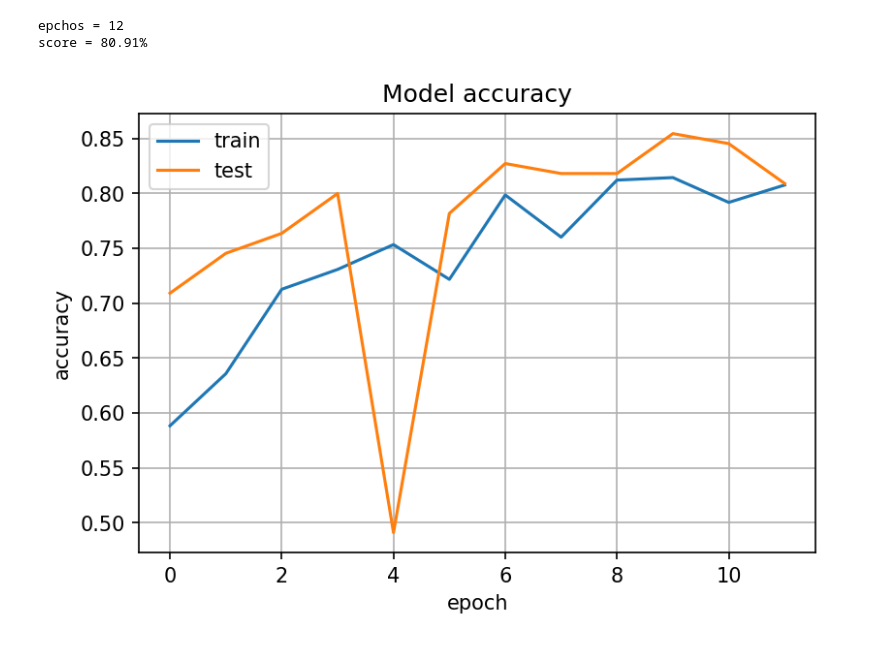
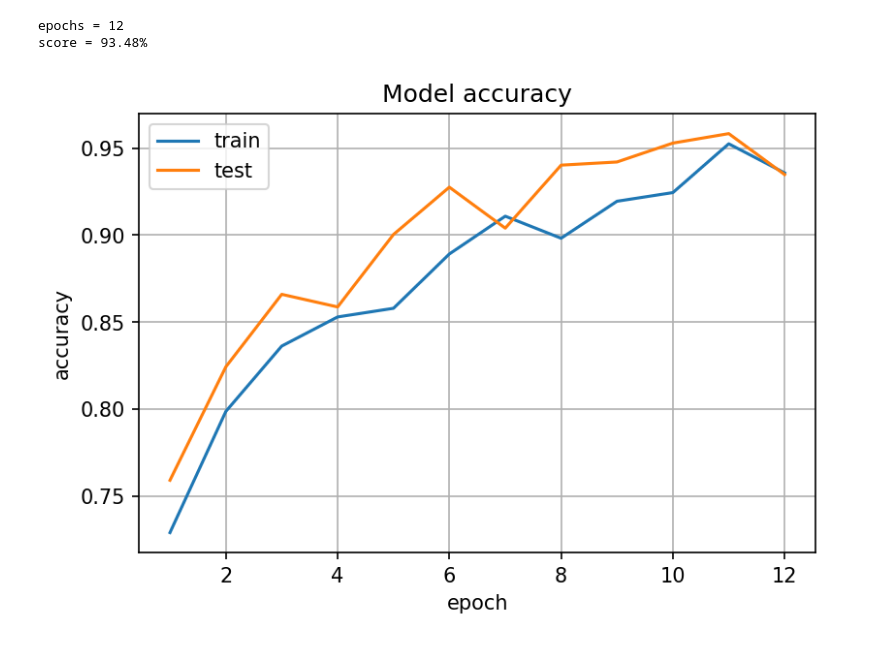
Before and after one commit to mateuszGorczany/CovidAnalysis, a Jupyter notebook: covid.ipynb, the cells around one changed output. Saved outputs shown, nothing was run; the diff lists cells and outputs as text; code cells hidden in the pictures.

```diff
--- a/covid.ipynb
+++ b/covid.ipynb
@@ -173,5 +194,14 @@ x = Flatten()(x)
 x = Dense(256, activation="relu")(x)
 x = Dropout(0.1)(x)
 x = Dense(1, activation="sigmoid")(x)
+# %%
+model = get_own_model()
 # %%
-model = Model(inputs, x)
+# model = Model(inputs, x)
+# %%
+model.compile( loss='binary_crossentropy',
+               optimizer=Adam(learning_rate=0.0001),
+               metrics=['accuracy']
+             )
+history = model.fit(train_ds, validation_data=val_ds,
+           batch_size=batch_size, epochs=EPOCHS, verbose=1)
@@ -219,3 +245,0 @@ model.compile( loss='binary_crossentropy',
-# %%
-history = model.fit(train_ds, validation_data=val_ds,
-           batch_size=batch_size, epochs=12, verbose=1)
@@ -260,22 +266,24 @@ df
 # %%
 score = model.evaluate(val_ds, verbose=0)
 
-print("\nepchos = 12")
+print(f"\nepochs = {EPOCHS}")
 print("score = {:.2f}%\n".format(score[1]*100))
 # %% [output]
-epchos = 12
-score = 80.91%
+epochs = 12
+score = 93.48%
 # %%
 plt.figure(dpi=150)
-plt.plot(history.history["accuracy"])
-plt.plot(history.history["val_accuracy"])
+plt.plot(df["accuracy"])
+plt.plot(df["val_accuracy"])
 plt.title("Model accuracy")
 plt.ylabel("accuracy")
 plt.xlabel("epoch")
 plt.grid()
 plt.legend(["train", "test"], loc="upper left")
+ax = plt.gca()
+ax.xaxis.get_major_locator().set_params(integer=True)
 plt.show()
 # %% [output]
-[figure, old version]
+[figure, new version]
 # %%
 plt.figure(dpi=150)
```
Also changed, not shown: parts of 33 cells of this notebook.
